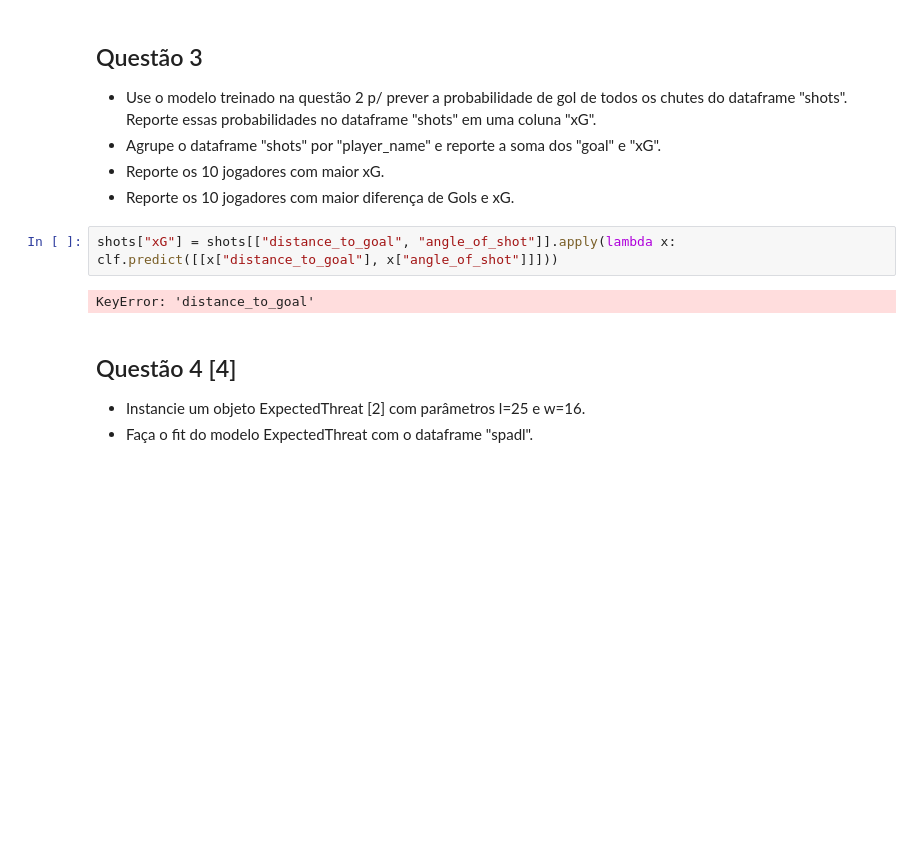
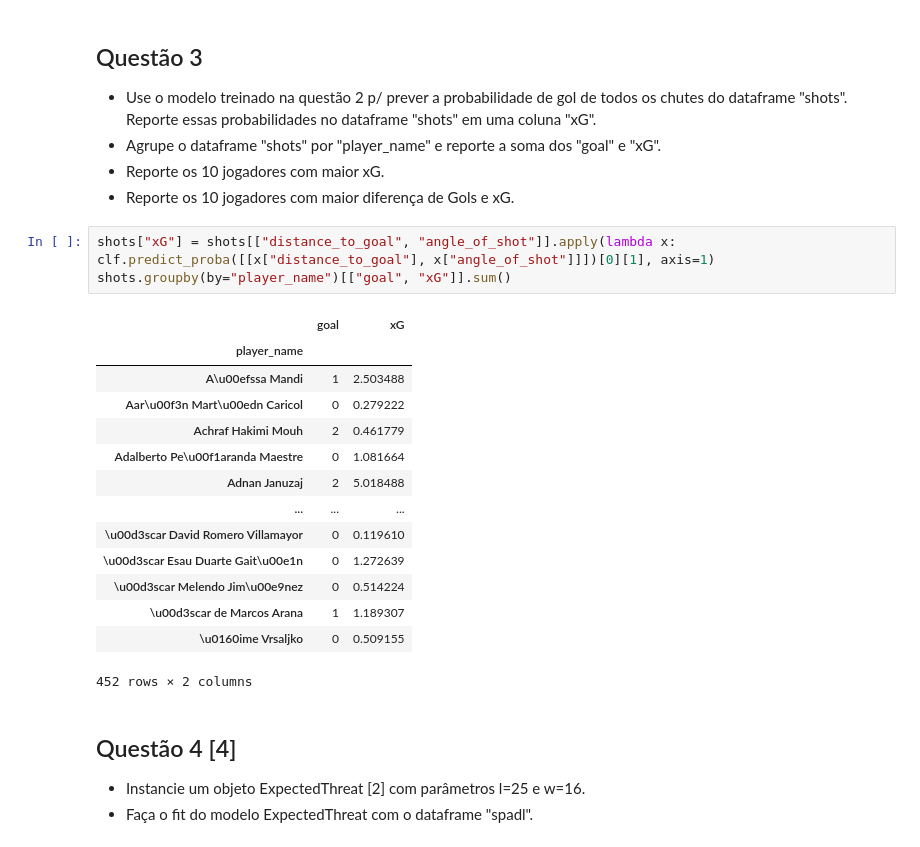
Before and after one commit to lframosferreira/soccer-analytics-notebooks, a Jupyter notebook: atv04/luis_felipe_ramos_ferreira.ipynb, the cells around one changed output. Saved outputs shown, nothing was run; the diff lists cells and outputs as text; blank space fills up the shorter version.

Commit message:
[NEW] sum of goal and xG applied

```diff
--- a/atv04/luis_felipe_ramos_ferreira.ipynb
+++ b/atv04/luis_felipe_ramos_ferreira.ipynb
@@ -153,9 +153,23 @@ print(clf.score(X_test, y_test))
 - Reporte os 10 jogadores com maior xG.
 - Reporte os 10 jogadores com maior diferença de Gols e xG.
 # %%
-shots["xG"] = shots[["distance_to_goal", "angle_of_shot"]].apply(lambda x: clf.predict([[x["distance_to_goal"], x["angle_of_shot"]]]))
+shots["xG"] = shots[["distance_to_goal", "angle_of_shot"]].apply(lambda x: clf.predict_proba([[x["distance_to_goal"], x["angle_of_shot"]]])[0][1], axis=1)
+shots.groupby(by="player_name")[["goal", "xG"]].sum()
 # %% [output]
+|  | goal | xG |
+| player_name |  |  |
+| A\u00efssa Mandi | 1 | 2.503488 |
+| Aar\u00f3n Mart\u00edn Caricol | 0 | 0.279222 |
+| Achraf Hakimi Mouh | 2 | 0.461779 |
+| Adalberto Pe\u00f1aranda Maestre | 0 | 1.081664 |
+| Adnan Januzaj | 2 | 5.018488 |
+| ... | ... | ... |
+| \u00d3scar David Romero Villamayor | 0 | 0.119610 |
+| \u00d3scar Esau Duarte Gait\u00e1n | 0 | 1.272639 |
+| \u00d3scar Melendo Jim\u00e9nez | 0 | 0.514224 |
+| \u00d3scar de Marcos Arana | 1 | 1.189307 |
+| \u0160ime Vrsaljko | 0 | 0.509155 |
-KeyError: 'distance_to_goal'
+452 rows × 2 columns
 # %% [markdown]
 ## Questão 4 [4]
 - Instancie um objeto ExpectedThreat [2] com parâmetros l=25 e w=16.
```
